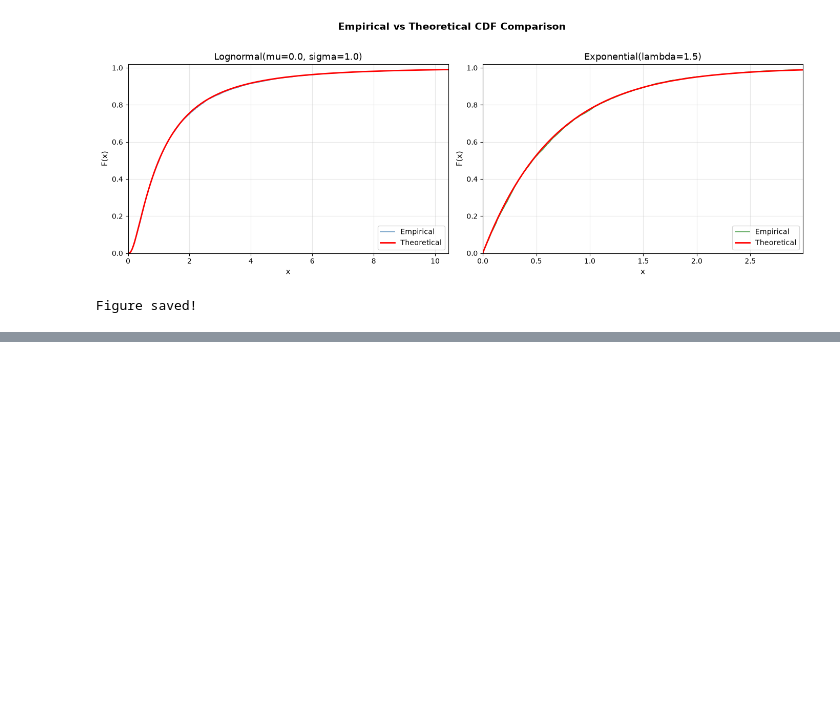
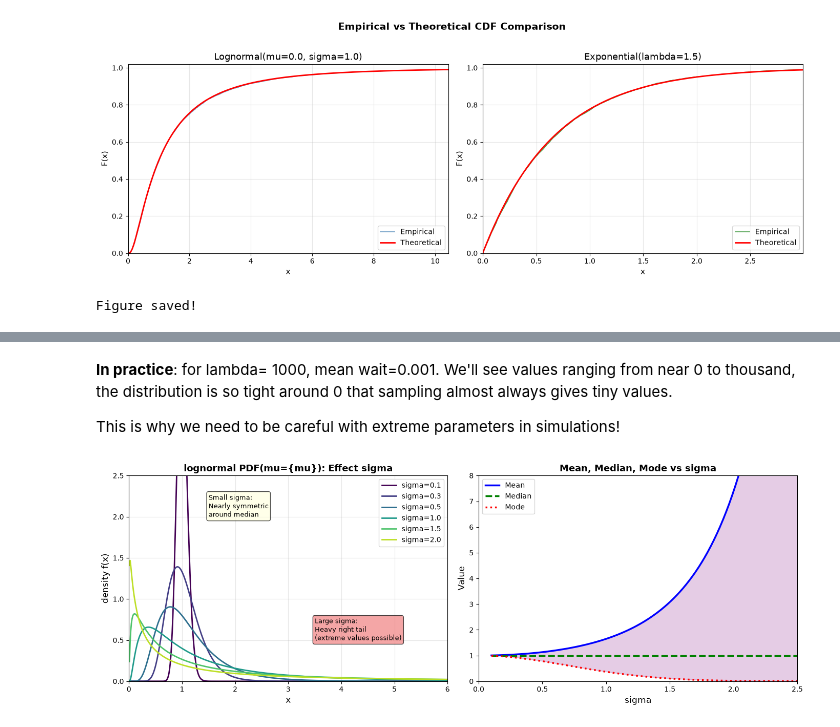
Before and after one commit to YasmineCharifi/Brownian-Motion-Simulator, a Jupyter notebook: notebooks/distributions.ipynb, the cells around one changed output, grey strips where cells are left out. Drawn from its saved outputs; the diff is of its cells as text; code cells hidden in the pictures; blank space fills up the shorter version.

```diff
--- a/notebooks/distributions.ipynb
+++ b/notebooks/distributions.ipynb
@@ -308,0 +355,57 @@ Figure saved!
+# %% [markdown]
+**In practice**: for lambda= 1000, mean wait=0.001. We'll see values ranging from near 0 to thousand, the distribution is so tight around 0 that sampling almost always gives tiny values.
+
+This is why we need to be careful with extreme parameters in simulations!
+# %%
+"""
+Lognormal: how does sigma affect the distribution
+This is crucial for understanding stock price behavior
+"""
+sigma_values=[0.1, 0.3, 0.5, 1.0, 1.5, 2.0]
+mu=0
+colors = plt.cm.viridis(np.linspace(0,0.9,len(sigma_values)))
+fig, axes = plt.subplots(1,2,figsize=(14,5))
+# PDF
+ax1=axes[0]
+x_range=np.linspace(0.01,6,500)
+
+for sig,color in zip(sigma_values, colors):
+    pdf_values = stats.lognorm.pdf(x_range, s=sig, scale=np.exp(mu))
+    ax1.plot(x_range, pdf_values, color=color, linewidth=2,label=f'sigma={sig}')
+ax1.set_xlabel('x',fontsize=12)
+ax1.set_ylabel('density f(x)',fontsize=12)
+ax1.set_title('lognormal PDF(mu={mu}): Effect sigma', fontsize=13, fontweight='bold')
+ax1.legend(loc='upper right')
+ax1.grid(True, alpha=0.3)
+ax1.set_xlim(0,6)
+ax1.set_ylim(0,2.5)
+
+# add annotations
+ax1.annotate('Small sigma:\nNearly symmetric\naround median', xy=(1.5,2), fontsize=9, bbox=dict(boxstyle='round',facecolor='lightyellow', alpha=0.7))
+ax1.annotate('Large sigma:\nHeavy right tail\n(extreme values possible)', xy=(3.5,0.5), fontsize=9, bbox=dict(boxstyle='round',facecolor='lightcoral', alpha=0.7))
+
+# mean, median, mode comparison
+ax2=axes[1]
+sigma_range= np.linspace(0.1, 2.5, 100)
+means = np.exp(mu+ sigma_range**2/2)
+medians = np.exp(mu)*np.ones_like(sigma_range)
+modes = np.exp(mu-sigma_range**2)
+
+ax2.plot(sigma_range, means, 'b-', linewidth=2.5, label='Mean')
+ax2.plot(sigma_range, medians, 'g--', linewidth=2.5, label='Median')
+ax2.plot(sigma_range, modes, 'r:', linewidth=2.5, label='Mode')
+
+ax2.set_xlabel('sigma',fontsize=12)
+ax2.set_ylabel('Value', fontsize=12)
+ax2.set_title('Mean, Median, Mode vs sigma',fontsize=13, fontweight='bold')
+ax2.legend(loc='upper left')
+ax2.set_xlim(0,2.5)
+ax2.set_ylim(0,8)
+
+ax2.fill_between(sigma_range, modes, means, alpha=0.2, color='purple', label='Growing gap= increasing skewness')
+
+plt.tight_layout()
+plt.savefig('reports/figures/lognormal_lam(mu={mu})bda_compasigm.png', dpi=150, bbox_inches='tight')
+plt.show()
+# %% [output]
+[figure, added]
```
Also changed, not shown: parts of 3 cells of this notebook, 3 other files.
